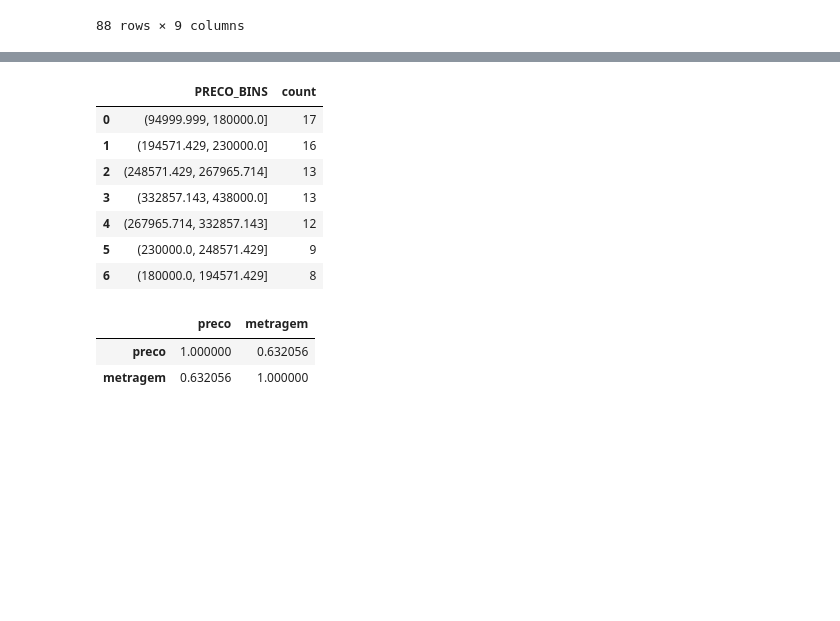
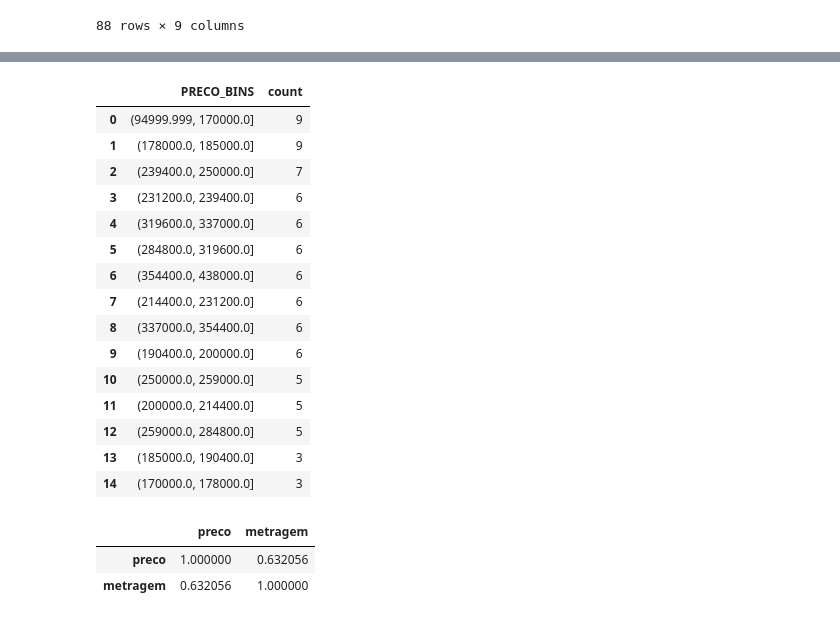
Before and after one commit to rodrigorocha1/extracao_viva_real_selenium, a Jupyter notebook: notebooks_exemplo/visualizacao.ipynb, the cells around one changed output, grey strips where cells are left out. Saved outputs shown, nothing was run; the diff lists cells and outputs as text; code cells hidden in the pictures; blank space fills up the shorter version.

```diff
--- a/notebooks_exemplo/visualizacao.ipynb
+++ b/notebooks_exemplo/visualizacao.ipynb
@@ -208,10 +220,9 @@ base_original_bairro
 # %%
-base_original_bairro_copia = base_original_bairro.copy()
-
-n = base_original_bairro_copia.shape[0]
+n = base_original.shape[0]
 k = 1 + (10 / 3 ) * np.log10(n)
 k = int(k.round(0))
-base_original_bairro_copia['PRECO_BINS'] = pd.qcut(base_original_bairro_copia['preco'], q=k).astype(str)
+coluna_analise = 'preco'
 
-base_original_bairro_copia
+base_original_bairro[f'{coluna_analise.upper()}_BINS'] = pd.qcut(base_original_bairro[coluna_analise], q=k).astype(str)
+base_original_bairro
 # %% [output]
@@ -231,15 +246,23 @@ base_original_bairro_copia
 # %%
-base_original_bairro_copia = base_original_bairro_copia['PRECO_BINS'].value_counts().reset_index()
+base_original_bairro = base_original_bairro['PRECO_BINS'].value_counts().reset_index()
-# %%
-base_original_bairro_copia
-# %% [output]
-|  | PRECO_BINS | count |
-| 0 | (94999.999, 180000.0] | 17 |
-| 1 | (194571.429, 230000.0] | 16 |
-| 2 | (248571.429, 267965.714] | 13 |
-| 3 | (332857.143, 438000.0] | 13 |
-| 4 | (267965.714, 332857.143] | 12 |
-| 5 | (230000.0, 248571.429] | 9 |
-| 6 | (180000.0, 194571.429] | 8 |
+# %%
+base_original_bairro
+# %% [output]
+|  | PRECO_BINS | count |
+| 0 | (94999.999, 170000.0] | 9 |
+| 1 | (178000.0, 185000.0] | 9 |
+| 2 | (239400.0, 250000.0] | 7 |
+| 3 | (231200.0, 239400.0] | 6 |
+| 4 | (319600.0, 337000.0] | 6 |
+| 5 | (284800.0, 319600.0] | 6 |
+| 6 | (354400.0, 438000.0] | 6 |
+| 7 | (214400.0, 231200.0] | 6 |
+| 8 | (337000.0, 354400.0] | 6 |
+| 9 | (190400.0, 200000.0] | 6 |
+| 10 | (250000.0, 259000.0] | 5 |
+| 11 | (200000.0, 214400.0] | 5 |
+| 12 | (259000.0, 284800.0] | 5 |
+| 13 | (185000.0, 190400.0] | 3 |
+| 14 | (170000.0, 178000.0] | 3 |
 # %%
 fig = px.bar(
```
Also changed, not shown: parts of 10 cells of this notebook.
